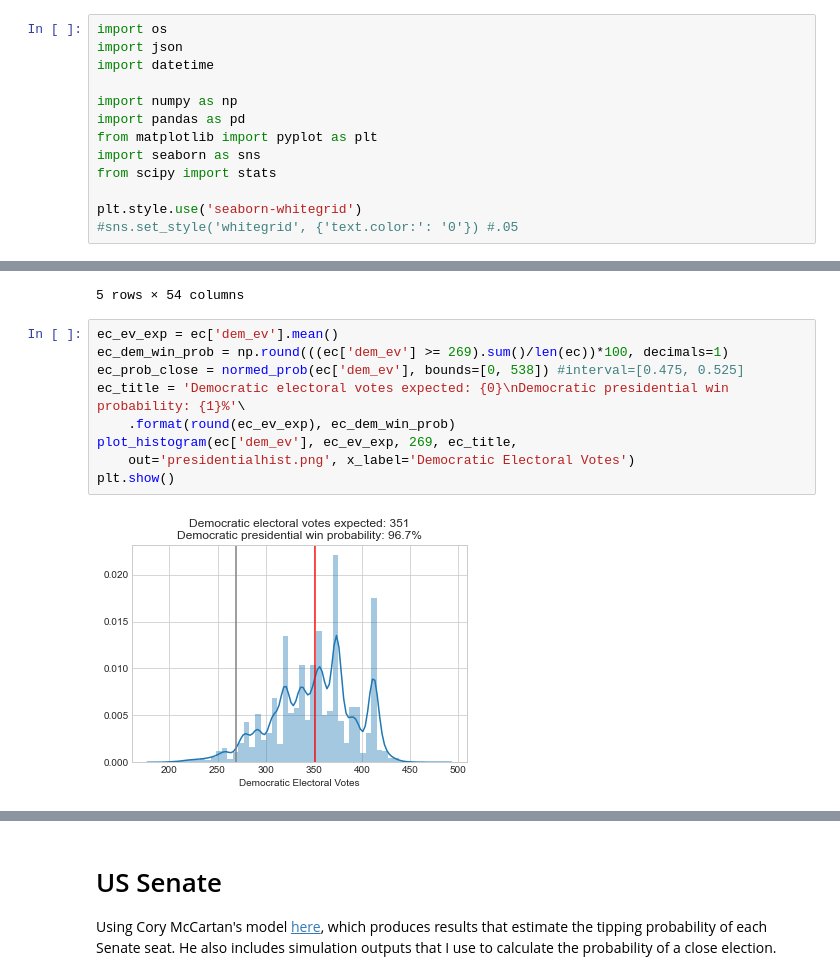
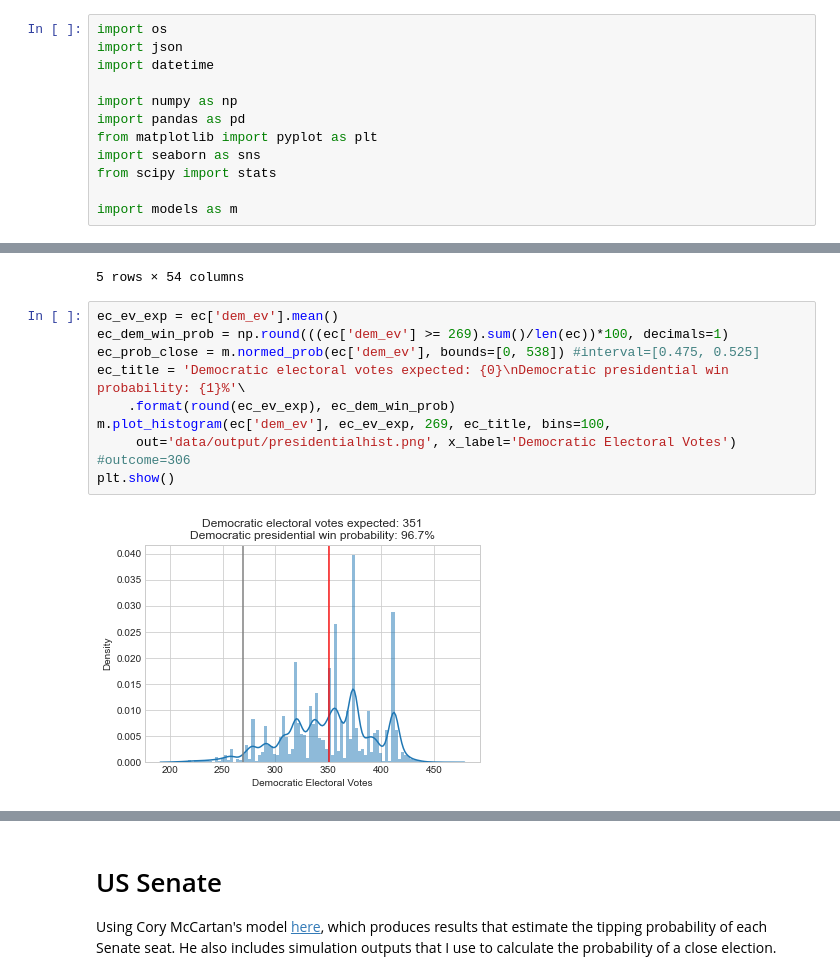
Before and after one commit to psthomas/elections-meta, a Jupyter notebook: elections-meta.ipynb, the cells around one changed output, grey strips where cells are left out. Drawn from its saved outputs; the diff is of its cells as text.

```diff
--- a/elections-meta.ipynb
+++ b/elections-meta.ipynb
@@ -13,5 +13,4 @@ from matplotlib import pyplot as plt
 import seaborn as sns
 from scipy import stats
 
-plt.style.use('seaborn-whitegrid')
-#sns.set_style('whitegrid', {'text.color:': '0'}) #.05
+import models as m
@@ -166,12 +78,12 @@ ec.head()
 # %%
 ec_ev_exp = ec['dem_ev'].mean()
 ec_dem_win_prob = np.round(((ec['dem_ev'] >= 269).sum()/len(ec))*100, decimals=1)
-ec_prob_close = normed_prob(ec['dem_ev'], bounds=[0, 538]) #interval=[0.475, 0.525]
+ec_prob_close = m.normed_prob(ec['dem_ev'], bounds=[0, 538]) #interval=[0.475, 0.525]
 ec_title = 'Democratic electoral votes expected: {0}\nDemocratic presidential win probability: {1}%'\
     .format(round(ec_ev_exp), ec_dem_win_prob)
-plot_histogram(ec['dem_ev'], ec_ev_exp, 269, ec_title,
-    out='presidentialhist.png', x_label='Democratic Electoral Votes')
+m.plot_histogram(ec['dem_ev'], ec_ev_exp, 269, ec_title, bins=100,
+     out='data/output/presidentialhist.png', x_label='Democratic Electoral Votes') #outcome=306
 plt.show()
 # %% [output]
-[figure, old version]
+[figure, new version]
 # %%
```
Also changed, not shown: parts of 50 cells of this notebook.
